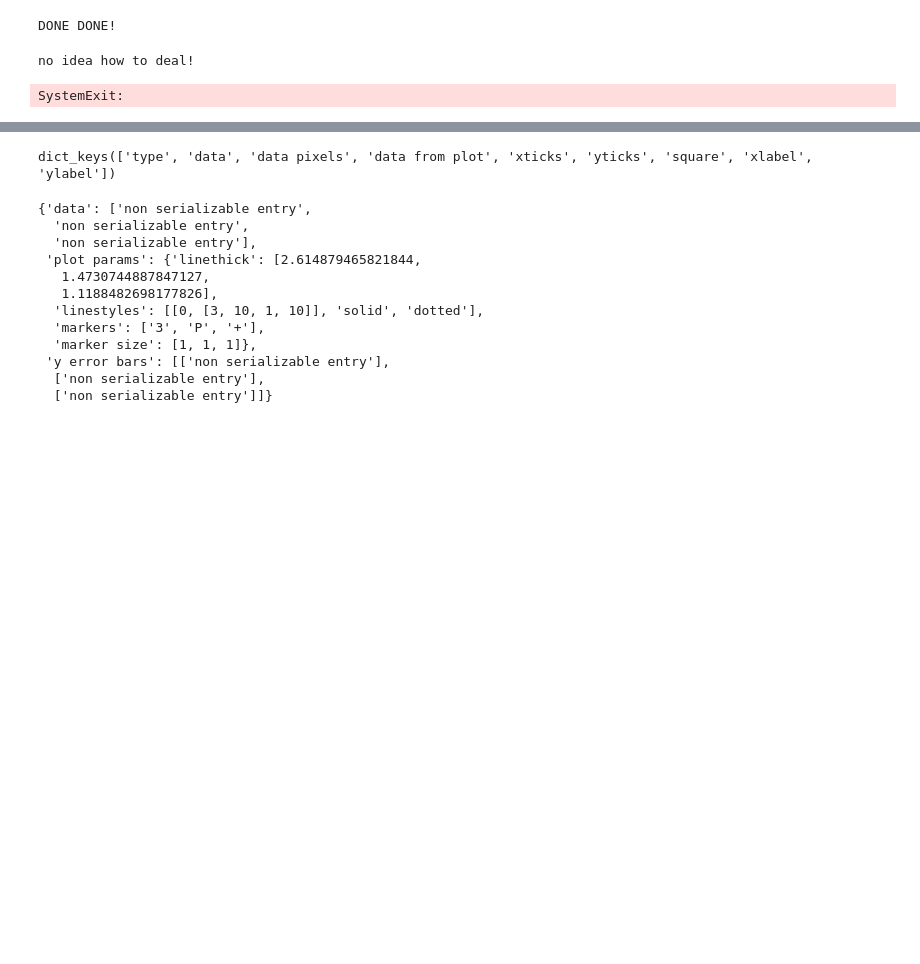
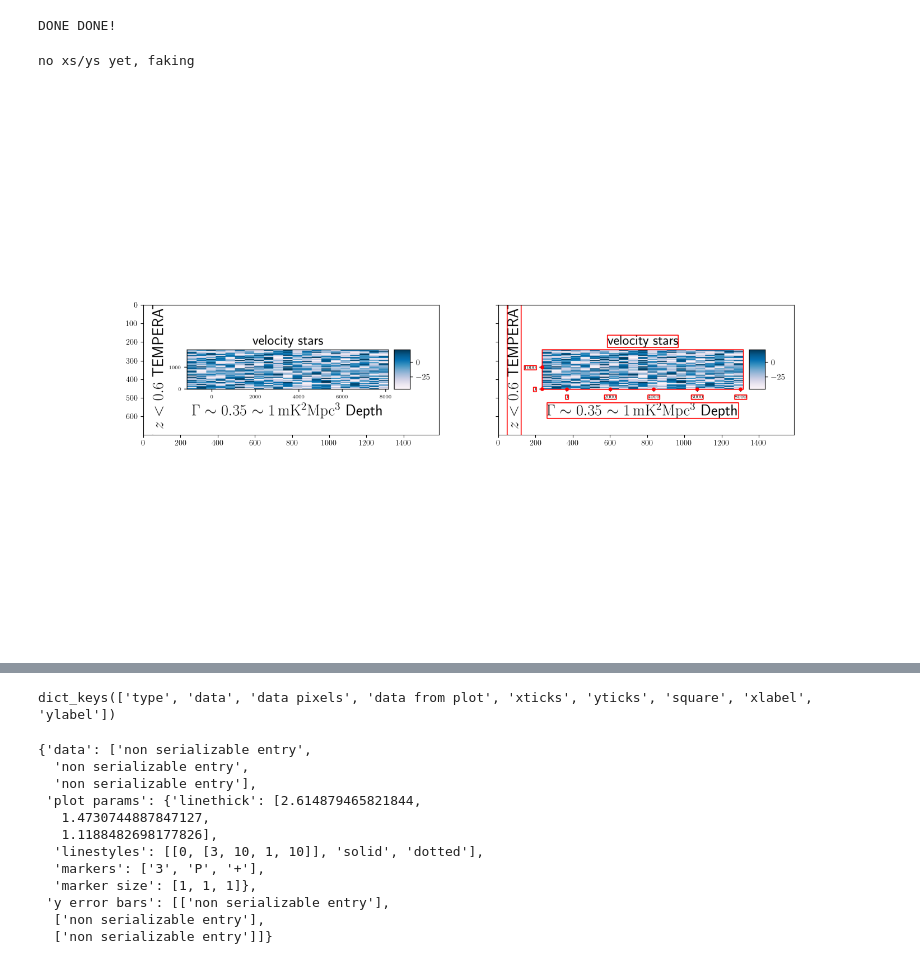
Before and after one commit to ReadingTimeMachine/LMM_Figure_Parsing, a Jupyter notebook: create_synthetic_figures.ipynb, the cells around one changed output, grey strips where cells are left out. Cells and saved outputs as stored; diff of their text form; code cells hidden in the pictures; blank space fills up the shorter version.

```diff
--- a/create_synthetic_figures.ipynb
+++ b/create_synthetic_figures.ipynb
@@ -1823,7 +1441,7 @@ plot_types_params = {
                                      'size percent':{'min':0.05, 'max':0.15},
                                      'pad':{'min':0.01, 'max':0.2}
                                      },
-                         'image or contour':{'prob':{'image':0.5, 'contour':0.5, 'both':0.5}, # probability that this is just an image w/o contour lines (or both)
+                         'image or contour':{'prob':{'image':1, 'contour':0, 'both':0}, # probability that this is just an image w/o contour lines (or both)
                                             'both contours':{'prob gray': 0.95, # probability that you'll have just gray colors for contours
                                                             }
                                             },
@@ -1874,27 +1489,3 @@ now:  {'image': 0.3333333333333333, 'contour': 0.3333333333333333, 'both': 0.333
-# %%
-def get_font_info(fontsizes, font_names):
-    # font sizes
-    title_fontsize = int(round(np.random.uniform(low=fontsizes['title']['min'],
-                                                 high=fontsizes['title']['max'])))
-    xlabel_fontsize = int(round(np.random.uniform(low=fontsizes['xlabel']['min'],
-                                                 high=fontsizes['xlabel']['max'])))
-    if not fontsizes['x/y label same']:
-        ylabel_fontsize = int(round(np.random.uniform(low=fontsizes['ylabel']['min'],
-                                                      high=fontsizes['ylabel']['max'])))
-    else:
-        ylabel_fontsize = xlabel_fontsize # for consistancy
-    xlabel_ticks_fontsize = int(round(np.random.uniform(low=fontsizes['ticks']['min'],
-                                                  high=fontsizes['ticks']['max'])))
-    if not fontsizes['x/y ticks same']:
-        ylabel_ticks_fontsize = int(round(np.random.uniform(low=fontsizes['ticks']['min'],
-                                                      high=fontsizes['ticks']['max'])))
-    else:
-        ylabel_ticks_fontsize = xlabel_ticks_fontsize # for consistancy
-
-    # get fonts
-    csfont = {'fontname':np.random.choice(font_names)}
-
-    return title_fontsize, xlabel_fontsize, ylabel_fontsize, xlabel_ticks_fontsize, ylabel_ticks_fontsize, csfont
 # %% [markdown]
 ## PLOT THE THINGS
 # %%
@@ -2228,9 +1817,9 @@ datas
 # %%
-#%matplotlib widget
-%matplotlib inline
+%matplotlib widget
+#%matplotlib inline
 plt.close('all')
 
-csize = 10
+csize = 0
 
 ifig = 0 # which one to plot?
 
@@ -2296,7 +1885,14 @@ for p,v in datas_plot.items():
             for x,y in zip(xsl,ysl): # left
                 cv.circle(imgplot, (int(x), int(y)), csize, (255,0,125), -1)
         elif v['type'] == 'contour':
-            xs = np.array
+            #xs = np.array
+            print('no xs/ys yet, faking')
+            #xs = []; ys = []
+            xs = v['data pixels']['image']['xs']
+            ys = v['data pixels']['image']['ys']
+            for x,y in zip(xs,ys):
+                cv.circle(imgplot, (int(x), int(y)), csize, (255,0,0), -1)
+
         else:
             print('no idea how to deal!')
             import sys; sys.exit()
@@ -2359,34 +1955,34 @@ for p,v in datas_plot.items():
                     ymin = max(ymin,int(round(img.shape[0]-v['square']['ymax'])))
                     ymax = min(ymax,int(round(img.shape[0]-v['square']['ymin'])))
                     cv.line(imgplot, (xmin,ymin),(xmax,ymax), (255,0,0), 2)
                     #print('')
         # square
         d = v['square']
         xmin,ymin = int(d['xmin']),int(img.shape[0]-d['ymin'])
         xmax,ymax = int(d['xmax']),int(img.shape[0]-d['ymax'])
         cv.rectangle(imgplot, (xmin,ymin), (xmax,ymax), (255, 0, 0), 3)
         # title bounding box
         if 'title' in v: # has a title?
             d = v['title']
             xmin,ymin = int(d['xmin']),int(img.shape[0]-d['ymin'])
             xmax,ymax = int(d['xmax']),int(img.shape[0]-d['ymax'])
             cv.rectangle(imgplot, (xmin,ymin), (xmax,ymax), (255, 0, 0), 3)
         # xlabel bounding box
         d = v['xlabel']
         xmin,ymin = int(d['xmin']),int(img.shape[0]-d['ymin'])
         xmax,ymax = int(d['xmax']),int(img.shape[0]-d['ymax'])
         cv.rectangle(imgplot, (xmin,ymin), (xmax,ymax), (255, 0, 0), 3)
         # ylabel bounding box
         d = v['ylabel']
         xmin,ymin = int(d['xmin']),int(img.shape[0]-d['ymin'])
         xmax,ymax = int(d['xmax']),int(img.shape[0]-d['ymax'])
         cv.rectangle(imgplot, (xmin,ymin), (xmax,ymax), (255, 0, 0), 3)
 
-fig2,ax2 = plt.subplots(1,2,figsize=(20,20), sharex=True, sharey=True) # inline
-#fig2,ax2 = plt.subplots(1,2,figsize=(15,10), sharex=True, sharey=True) # widget
+#fig2,ax2 = plt.subplots(1,2,figsize=(20,20), sharex=True, sharey=True) # inline
+fig2,ax2 = plt.subplots(1,2,figsize=(15,10), sharex=True, sharey=True) # widget
 ax2[0].imshow(img)
 ax2[1].imshow(imgplot)
 plt.show()
 # %% [output]
-no idea how to deal!
+no xs/ys yet, faking
-SystemExit:
+[figure, added]
```
Also changed, not shown: parts of 30 cells of this notebook, 3 other files.
